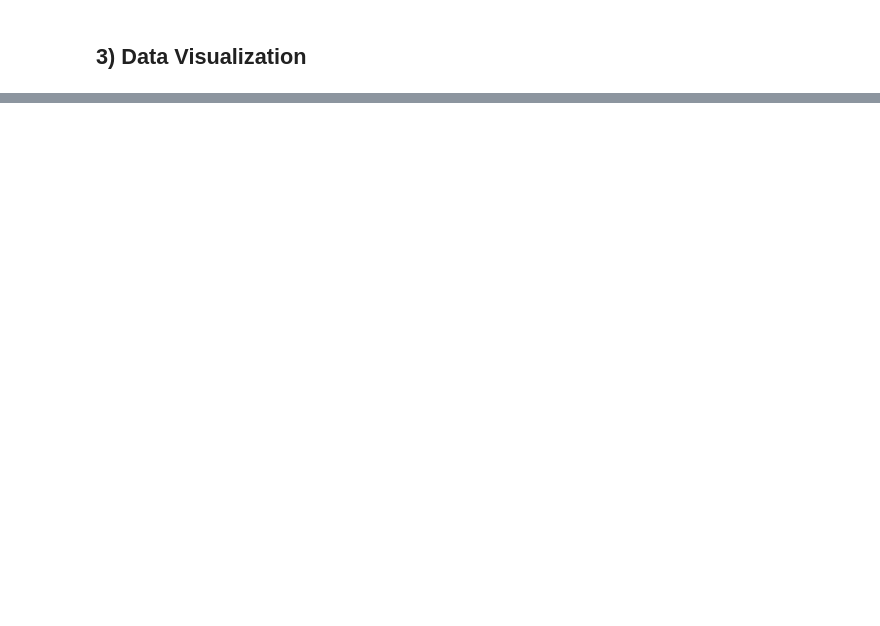
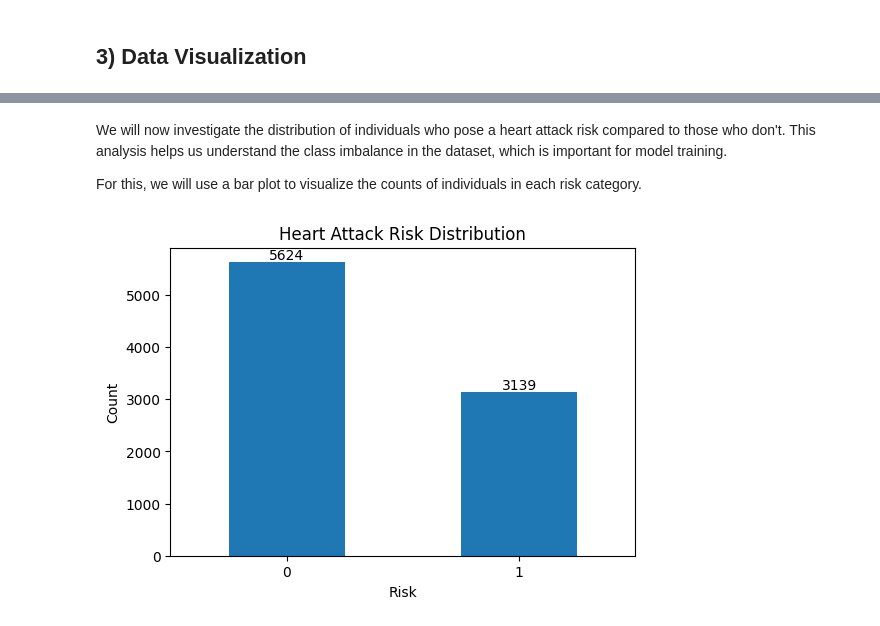
Before and after one commit to taimoorbinnasir/Heart-Attack-Risk-Prediction, a Jupyter notebook: group10_main.ipynb, the cells around one changed output, grey strips where cells are left out. Drawn from its saved outputs; the diff is of its cells as text; code cells hidden in the pictures; blank space fills up the shorter version.

```diff
--- a/group10_main.ipynb
+++ b/group10_main.ipynb
@@ -154,6 +147,5 @@ Next, we split "Blood Pressure" into two numeric columns, "Systolic" and "Diasto
 bp_index = df.columns.get_loc("Blood Pressure")
 df[['Systolic', 'Diastolic']] = df['Blood Pressure'].str.split('/', expand=True).astype(int)
 df.drop(columns=['Blood Pressure'], inplace=True)
-df = pd.concat([df.iloc[:, :bp_index], df[['Systolic', 'Diastolic']], df.iloc[:, bp_index:]], axis=1)
 # %% [markdown]
 <h2>3) Data Visualization</h2>
@@ -265,14 +151,0 @@ plt.show()
-# %%
-for col in clinical_factors:
-    plt.figure(figsize=(4.5, 3))
-    ax = sns.countplot(x=df[col], hue=df['Heart Attack Risk'], palette='Set1')
-    plt.title(f'Heart Attack Risk by {col}')
-    plt.xticks(rotation=0)
-    plt.legend(title='Heart Attack Risk')
-
-    # Add counts on top of bars
-    for p in ax.patches:
-        height = p.get_height()
-        ax.text(p.get_x() + p.get_width() / 2., height + 1, int(height), ha="center", va="bottom")
-
-    plt.show()
@@ -301,15 +151,0 @@ Index(['Age', 'Sex', 'Cholesterol', 'Systolic', 'Diastolic', 'Heart Rate',
-# %%
-df['Heart Attack Risk'] = df['Heart Attack Risk'].replace({'At Risk': 1, 'No Risk': 0})
-# df = df.drop(columns=['Continent', 'Hemisphere'])
-
-df['Country'] = df.groupby('Country')['Heart Attack Risk'].transform('mean')        # Assigns mean of country per country
-
-categorical_cols = ['Sex', 'Diabetes', 'Family History', 'Smoking', 'Obesity','Alcohol Consumption', 'Diet', 'Previous Heart Problems', 'Medication Use']
-df = pd.get_dummies(df, columns=categorical_cols, drop_first=True)
-X = df.drop(columns=['Heart Attack Risk'])
-y = df['Heart Attack Risk'].values.reshape(-1, 1)
-X_train, X_test, y_train, y_test = train_test_split(X.values, y, test_size=0.2, random_state=42)
-
-scaler = StandardScaler()
-X_train = scaler.fit_transform(X_train)
-X_test = scaler.transform(X_test)
@@ -517,0 +173,19 @@ Sklearn Neural Network Accuracy: 0.5350827153451226
+# %% [markdown]
+We will now investigate the distribution of individuals who pose a heart attack risk compared to those who don't. This analysis helps us understand the class imbalance in the dataset, which is important for model training.
+
+For this, we will use a bar plot to visualize the counts of individuals in each risk category.
+# %%
+def AddCountsToGraph(ax):
+    for p in ax.patches:
+        height = p.get_height()
+        ax.text(p.get_x() + p.get_width() / 2., height + 1, int(height), ha="center", va="bottom")
+# %%
+ax1 = df['Heart Attack Risk'].value_counts().plot(kind='bar', figsize=(6, 4))
+plt.title('Heart Attack Risk Distribution')
+plt.xlabel('Risk')
+plt.ylabel('Count')
+plt.xticks(rotation=0)
+AddCountsToGraph(ax1)
+plt.show()
+# %% [output]
+[figure, added]
```
Also changed, not shown: parts of 80 cells of this notebook, 1 other file.
